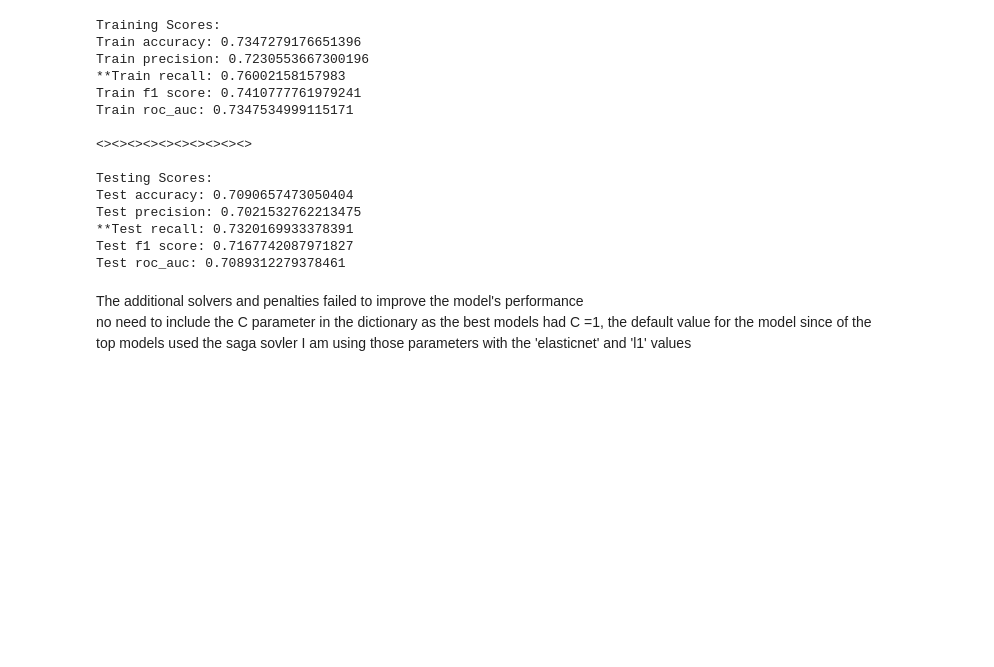
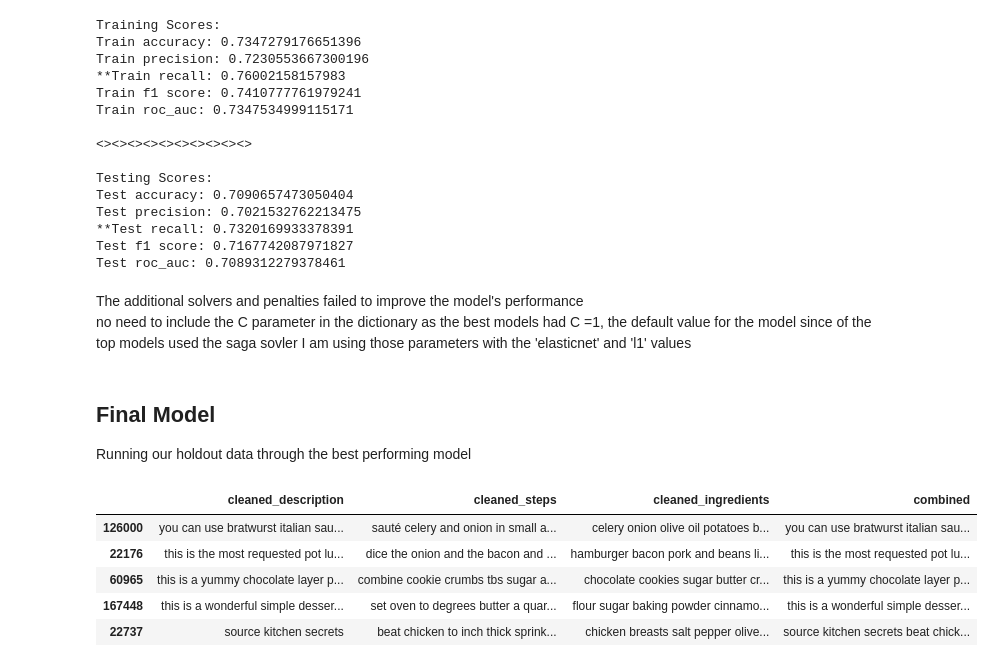
Before and after one commit to AJMarshall-25/NLP_Recipe_Analysis, a Jupyter notebook: recipe-classification-with-nlp-v3.ipynb, the cells around one changed output. Drawn from its saved outputs; the diff is of its cells as text; code cells hidden in the pictures; blank space fills up the shorter version.

```diff
--- a/recipe-classification-with-nlp-v3.ipynb
+++ b/recipe-classification-with-nlp-v3.ipynb
@@ -1567,0 +1566,4 @@ def score_tracker( gscv_results, model_name, score_df=None):
+# %% [markdown]
+## Final Model
+
+Running our holdout data through the best performing model
@@ -1567,0 +1573,9 @@ def score_tracker( gscv_results, model_name, score_df=None):
+# %%
+X_holdout.head()
+# %% [output]
+|  | cleaned_description | cleaned_steps | cleaned_ingredients | combined |
+| 126000 | you can use bratwurst italian sau... | sauté celery and onion in small a... | celery onion olive oil potatoes b... | you can use bratwurst italian sau... |
+| 22176 | this is the most requested pot lu... | dice the onion and the bacon and ... | hamburger bacon pork and beans li... | this is the most requested pot lu... |
+| 60965 | this is a yummy chocolate layer p... | combine cookie crumbs tbs sugar a... | chocolate cookies sugar butter cr... | this is a yummy chocolate layer p... |
+| 167448 | this is a wonderful simple desser... | set oven to degrees butter a quar... | flour sugar baking powder cinnamo... | this is a wonderful simple desser... |
+| 22737 | source kitchen secrets | beat chicken to inch thick sprink... | chicken breasts salt pepper olive... | source kitchen secrets beat chick... |
```
Also changed, not shown: parts of 4 cells of this notebook.
